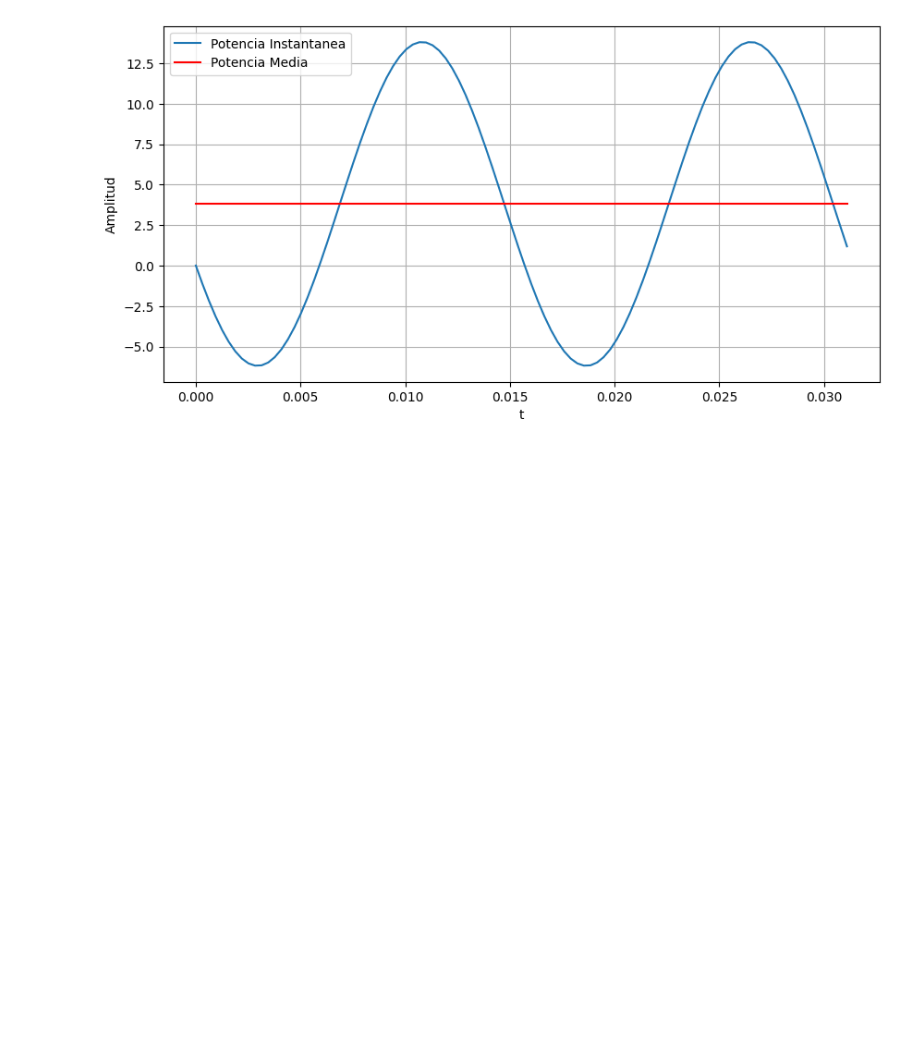
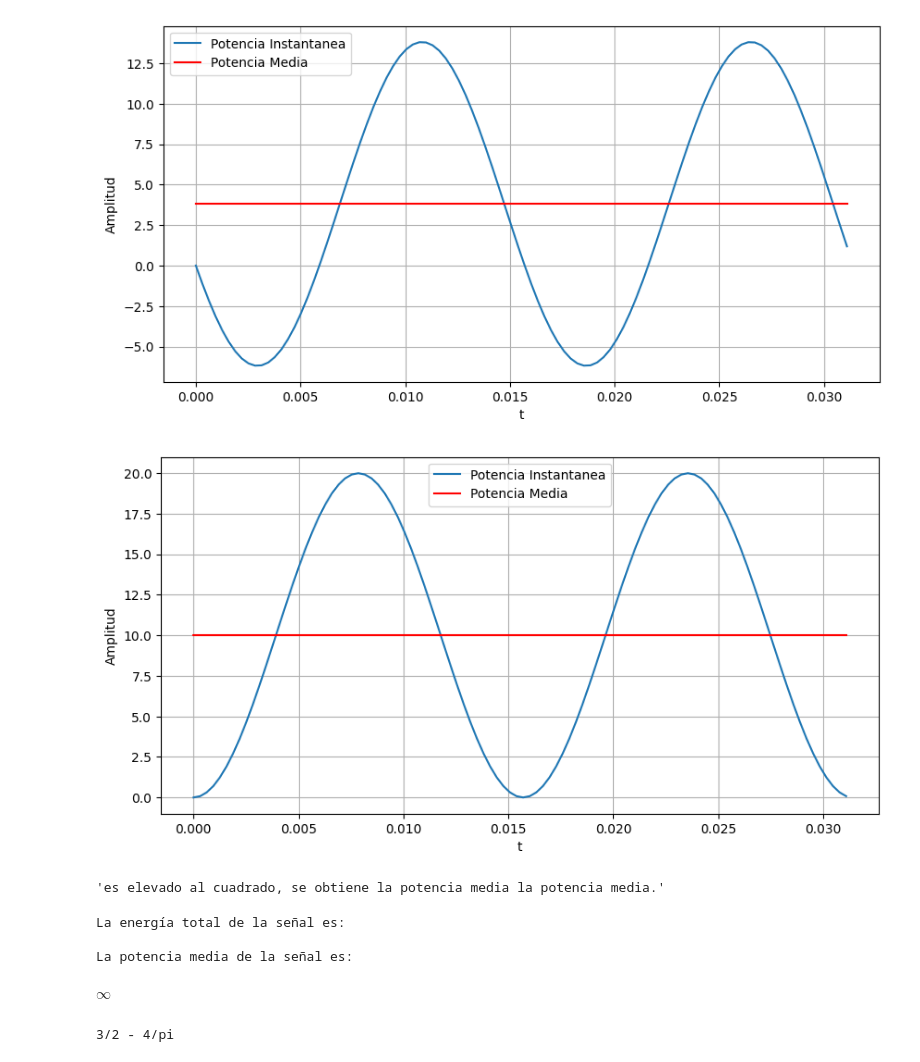
Before and after one commit to Matceo/Ejercicio2, a Jupyter notebook: S&S:SeñalesDeEnergía&Potencia.ipynb, the cells around one changed output. Saved outputs shown, nothing was run; the diff lists cells and outputs as text; code cells hidden in the pictures; blank space fills up the shorter version.

```diff
--- a/S&S:SeñalesDeEnergía&Potencia.ipynb
+++ b/S&S:SeñalesDeEnergía&Potencia.ipynb
@@ -32,3 +34,76 @@ plt.ylabel('Amplitud')
 plt.show()
 # %% [output]
 [figure]
+# %%
+#Circuito con impedancia R-j1/wC.
+from numpy import *
+import matplotlib.pyplot as plt
+
+R=5
+C=50*10**-6
+W=200
+wc=1/W*C
+V_max=10
+F=100/pi
+T=1/F
+Fs=100*F
+Ts=1/Fs
+t=arange(0, T, Ts)
+v=V_max*sin(W*t)
+I_max=V_max/R
+theta=round(arctan(wc/R), 2)
+i=I_max*sin(W*t+theta)
+p=v*i
+Pm=round(trapz(p, t)/T , 3)
+plt.figure(figsize=[10,5])
+plt.plot(t, p, label='Potencia Instantanea')
+plt.plot(t, Pm*ones(len(t)), 'r', label='Potencia Media')
+plt.grid()
+plt.legend()
+plt.xlabel('t')
+plt.ylabel('Amplitud')
+plt.show()
+# %% [output]
+[figure, added]
+# %%
+#Ejercicio2
+
+'El Root Mean Square -RMS- es el Valor Eficaz de una magnitud eléctrica o señal; se utiliza especialmente para estudiar las formas de onda periódicas. Si el RMS'
+'es elevado al cuadrado, se obtiene la potencia media la potencia media.'
+# %% [output]
+'es elevado al cuadrado, se obtiene la potencia media la potencia media.'
+# %%
+#Ejercicio3
+
+from numpy import *
+from sympy import *
+
+a, t, T=symbols('a t T', real=True)
+x=exp(-a*t)*t
+E=limit(integrate(x**2, (t, -oo, oo)), T, oo)
+print('La energía total de la señal es:')
+E
+P=limit(integrate(x**2, (t, -T/2, T/2)) / T, T, oo)
+print('\nLa potencia media de la señal es:')
+P
+# %% [output]
+La energía total de la señal es:
+
+La potencia media de la señal es:
+$\displaystyle \infty$
+# %%
+#Ejercicio4
+
+from numpy import *
+from sympy import *
+init_printing()
+
+Wo=2*pi/T
+x1=cos(Wo*t)
+Px1=integrate((x1)**2, (t, 0, T))/T
+Px2=(integrate(1**2, (t, 0, T/4))+integrate((-1)**2, (t, T/4, 3*T/4))+integrate(1**2, (t, 3*T/4, T)))/T
+Px3=(integrate(x1, (t, 0, T/4))+integrate(-x1, (t, T/4, 3*T/4))+integrate(x1, (t, 3*T/4, T)))*(-2/T)
+distancia=limit((Px1+Px2+Px3), T, oo)
+print(distancia)
+# %% [output]
+3/2 - 4/pi
```
Also changed, not shown: parts of 2 cells of this notebook.
